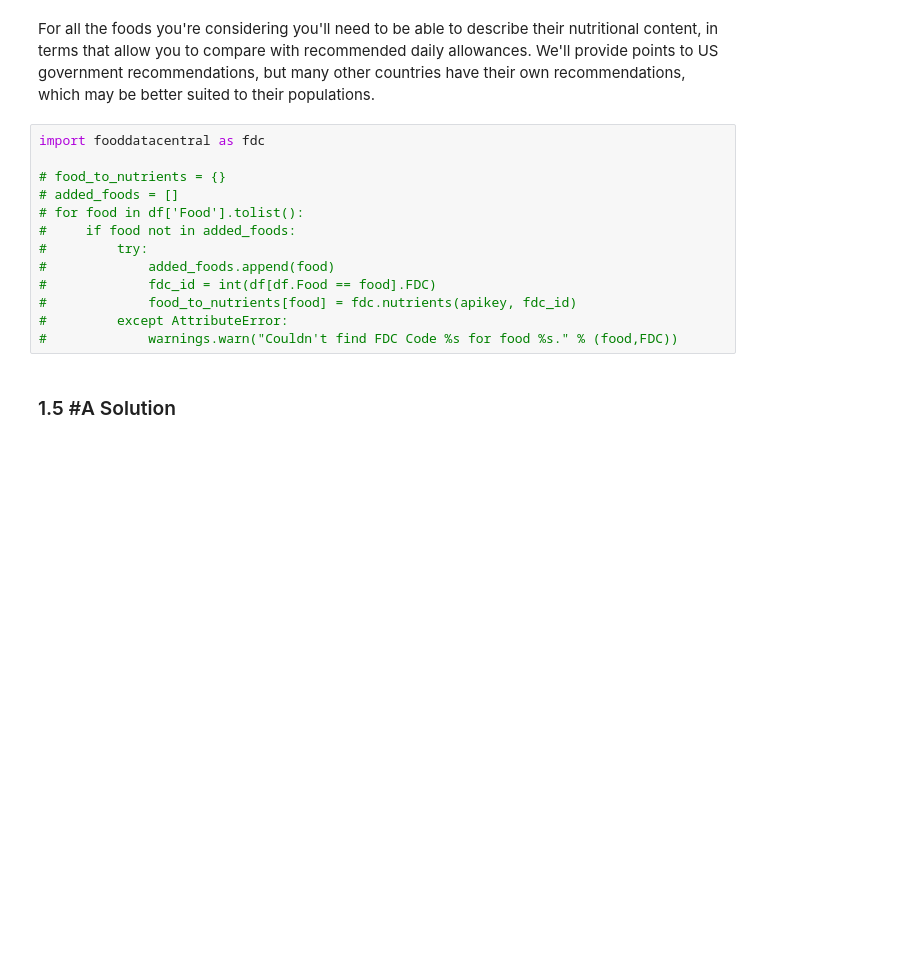
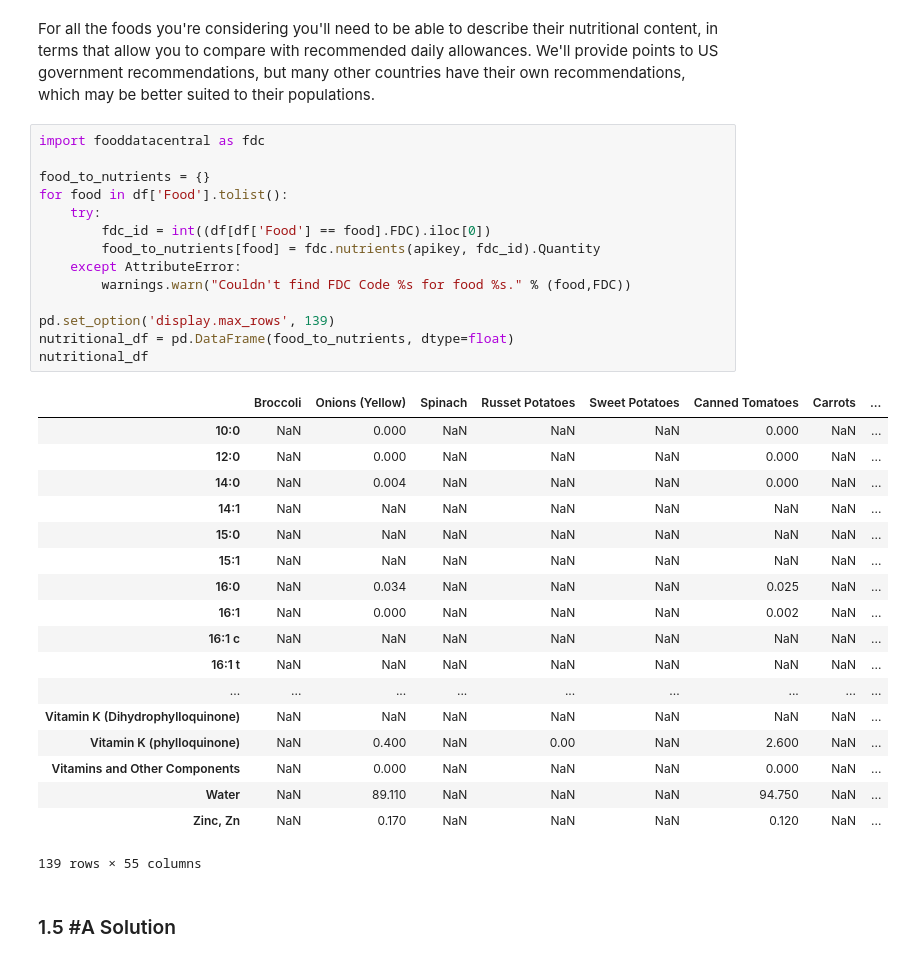
Before and after one commit to Avery-Joseph-Byrne/project2_casimir_funk, a Jupyter notebook: project2.ipynb, the cells around one changed output. Saved outputs shown, nothing was run; the diff lists cells and outputs as text; blank space fills up the shorter version.

```diff
--- a/project2.ipynb
+++ b/project2.ipynb
@@ -130,16 +130,36 @@ For all the foods you're considering you'll need to be able to describe their nu
 # %%
 import fooddatacentral as fdc
 
-# food_to_nutrients = {}
-# added_foods = []
-# for food in df['Food'].tolist():
-#     if food not in added_foods:
-#         try:
-#             added_foods.append(food)
-#             fdc_id = int(df[df.Food == food].FDC)
-#             food_to_nutrients[food] = fdc.nutrients(apikey, fdc_id)
-#         except AttributeError:
-#             warnings.warn("Couldn't find FDC Code %s for food %s." % (food,FDC))
+food_to_nutrients = {}
+for food in df['Food'].tolist():
+    try:
+        fdc_id = int((df[df['Food'] == food].FDC).iloc[0])
+        food_to_nutrients[food] = fdc.nutrients(apikey, fdc_id).Quantity
+    except AttributeError:
+        warnings.warn("Couldn't find FDC Code %s for food %s." % (food,FDC))
+
+pd.set_option('display.max_rows', 139)
+nutritional_df = pd.DataFrame(food_to_nutrients, dtype=float)
+nutritional_df
+# %% [output]
+|  | Broccoli | Onions (Yellow) | Spinach | Russet Potatoes | Sweet Potatoes | Canned Tomatoes | Carrots | ... |
+| 10:0 | NaN | 0.000 | NaN | NaN | NaN | 0.000 | NaN | ... |
+| 12:0 | NaN | 0.000 | NaN | NaN | NaN | 0.000 | NaN | ... |
+| 14:0 | NaN | 0.004 | NaN | NaN | NaN | 0.000 | NaN | ... |
+| 14:1 | NaN | NaN | NaN | NaN | NaN | NaN | NaN | ... |
+| 15:0 | NaN | NaN | NaN | NaN | NaN | NaN | NaN | ... |
+| 15:1 | NaN | NaN | NaN | NaN | NaN | NaN | NaN | ... |
+| 16:0 | NaN | 0.034 | NaN | NaN | NaN | 0.025 | NaN | ... |
+| 16:1 | NaN | 0.000 | NaN | NaN | NaN | 0.002 | NaN | ... |
+| 16:1 c | NaN | NaN | NaN | NaN | NaN | NaN | NaN | ... |
+| 16:1 t | NaN | NaN | NaN | NaN | NaN | NaN | NaN | ... |
+| ... | ... | ... | ... | ... | ... | ... | ... | ... |
+| Vitamin K (Dihydrophylloquinone) | NaN | NaN | NaN | NaN | NaN | NaN | NaN | ... |
+| Vitamin K (phylloquinone) | NaN | 0.400 | NaN | 0.00 | NaN | 2.600 | NaN | ... |
+| Vitamins and Other Components | NaN | 0.000 | NaN | NaN | NaN | 0.000 | NaN | ... |
+| Water | NaN | 89.110 | NaN | NaN | NaN | 94.750 | NaN | ... |
+| Zinc, Zn | NaN | 0.170 | NaN | NaN | NaN | 0.120 | NaN | ... |
+139 rows × 55 columns
 # %% [markdown]
 ### 1.5 #A Solution
 # %% [markdown]
```
Also changed, not shown: parts of 2 cells of this notebook.
